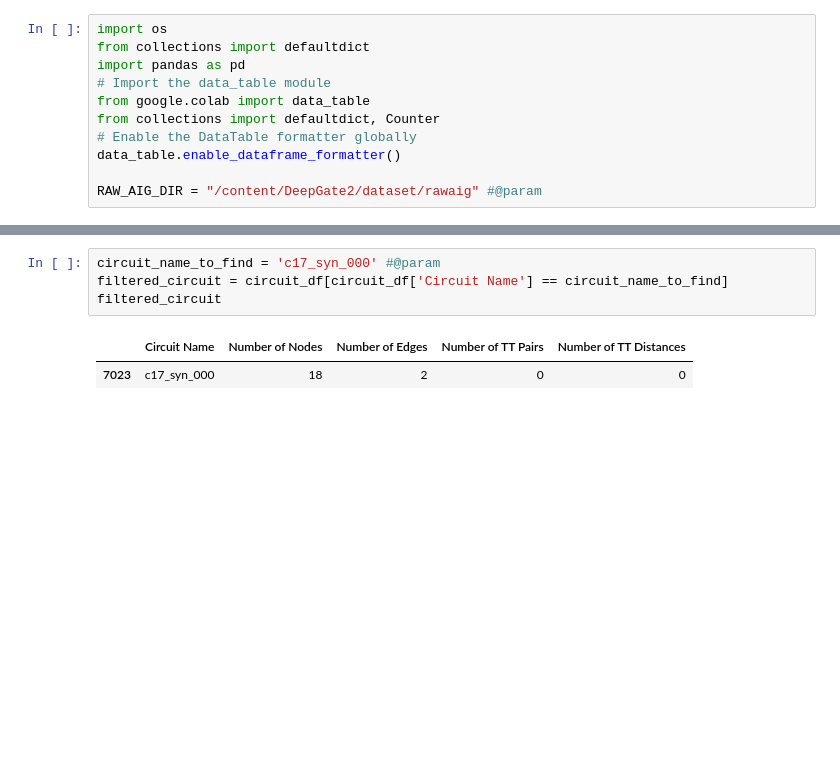
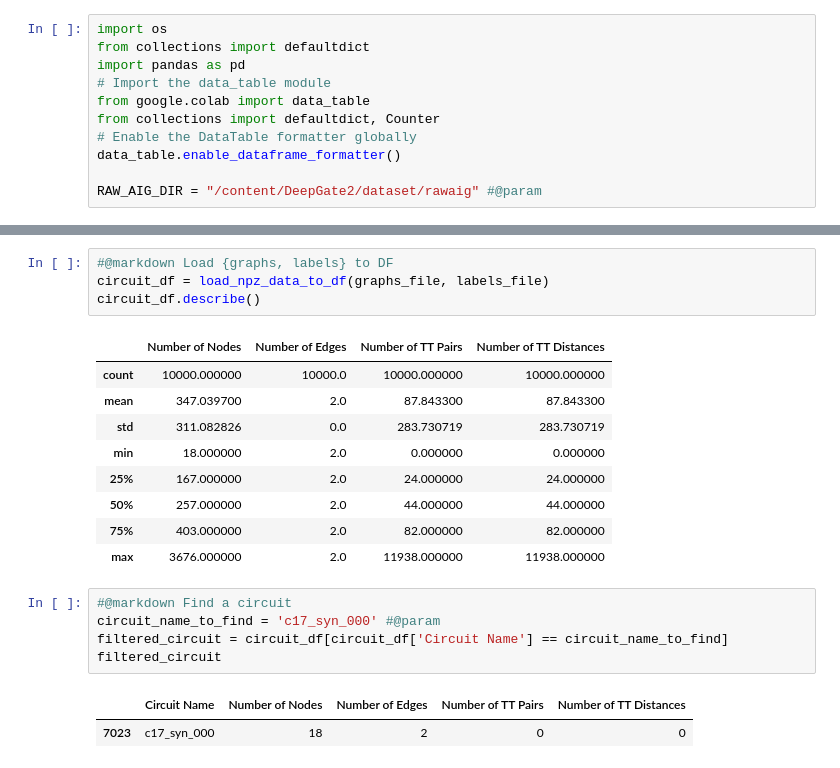
Before and after one commit to mangohehe/DeepGate2, a Jupyter notebook: notebooks/Data-Learning.ipynb, the cells around one changed output, grey strips where cells are left out. Cells and saved outputs as stored; diff of their text form; blank space fills up the shorter version.

```diff
--- a/notebooks/Data-Learning.ipynb
+++ b/notebooks/Data-Learning.ipynb
@@ -365,4 +365,19 @@ circuit_df.head(50)
+# %%
+#@markdown Load {graphs, labels} to DF
+circuit_df = load_npz_data_to_df(graphs_file, labels_file)
+circuit_df.describe()
+# %% [output]
+|  | Number of Nodes | Number of Edges | Number of TT Pairs | Number of TT Distances |
+| count | 10000.000000 | 10000.0 | 10000.000000 | 10000.000000 |
+| mean | 347.039700 | 2.0 | 87.843300 | 87.843300 |
+| std | 311.082826 | 0.0 | 283.730719 | 283.730719 |
+| min | 18.000000 | 2.0 | 0.000000 | 0.000000 |
+| 25% | 167.000000 | 2.0 | 24.000000 | 24.000000 |
+| 50% | 257.000000 | 2.0 | 44.000000 | 44.000000 |
+| 75% | 403.000000 | 2.0 | 82.000000 | 82.000000 |
+| max | 3676.000000 | 2.0 | 11938.000000 | 11938.000000 |
 # %%
+#@markdown Find a circuit
 circuit_name_to_find = 'c17_syn_000' #@param
 filtered_circuit = circuit_df[circuit_df['Circuit Name'] == circuit_name_to_find]
 filtered_circuit
```
Also changed, not shown: parts of 18 cells of this notebook.
